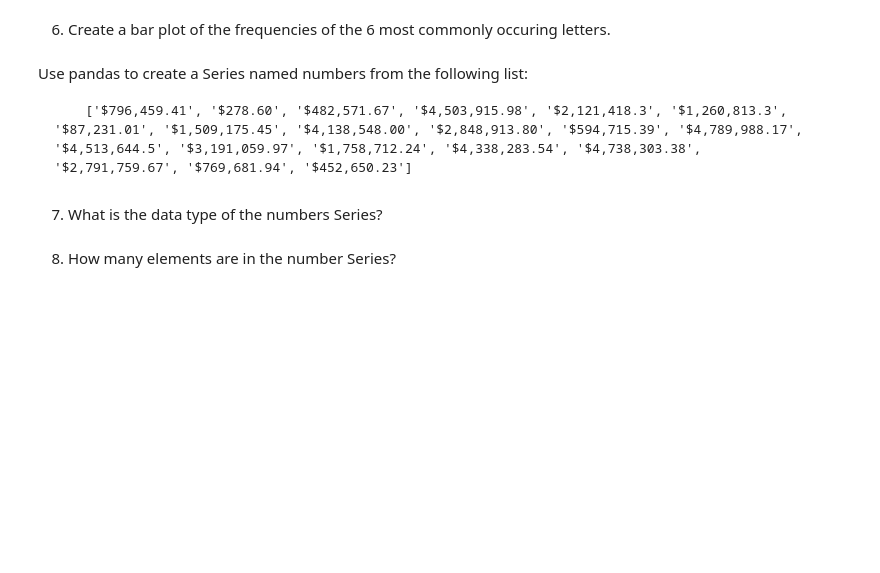
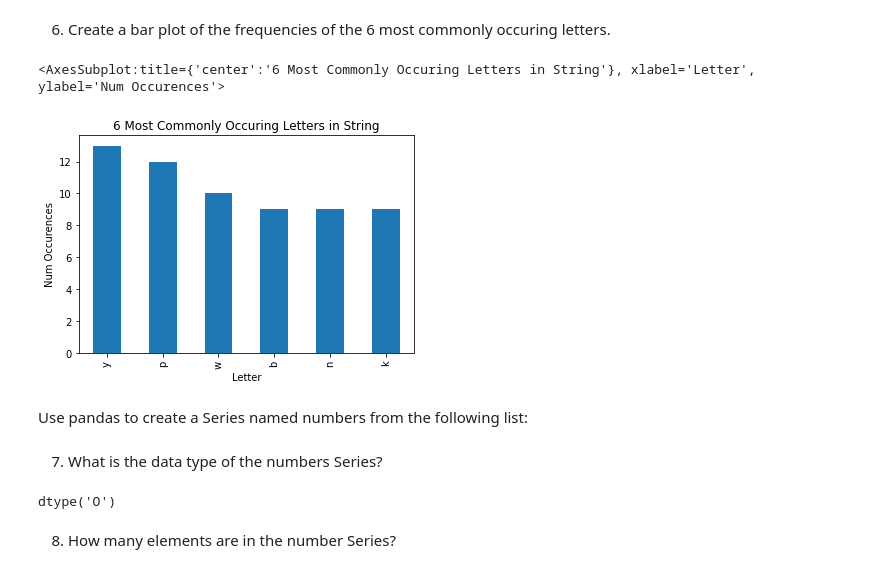
Before and after one commit to jesse-d-marder/numpy-pandas-visualization-exercises, a Jupyter notebook: pandas_series.ipynb, the cells around one changed output. Drawn from its saved outputs; the diff is of its cells as text; code cells hidden in the pictures; blank space fills up the shorter version.

```diff
--- a/pandas_series.ipynb
+++ b/pandas_series.ipynb
@@ -302,7 +287,11 @@ Use pandas to create a Series named letters from the following string:
 # %% [markdown]
 6. Create a bar plot of the frequencies of the 6 most commonly occuring
       letters.
-# %% [markdown]
-Use pandas to create a Series named numbers from the following list:
-
-        ['$796,459.41', '$278.60', '$482,571.67', '$4,503,915.98', '$2,121,418.3', '$1,260,813.3', '$87,231.01', '$1,509,175.45', '$4,138,548.00', '$2,848,913.80', '$594,715.39', '$4,789,988.17', '$4,513,644.5', '$3,191,059.97', '$1,758,712.24', '$4,338,283.54', '$4,738,303.38', '$2,791,759.67', '$769,681.94', '$452,650.23']
+# %%
+letters.value_counts()[:6].plot.bar(title = "6 Most Commonly Occuring Letters in String",
+                                   xlabel = "Letter", ylabel = "Num Occurences")
+# %% [output]
+<AxesSubplot:title={'center':'6 Most Commonly Occuring Letters in String'}, xlabel='Letter', ylabel='Num Occurences'>
+[figure, added]
+# %% [markdown]
+Use pandas to create a Series named numbers from the following list:
@@ -309,4 +300,8 @@ Use pandas to create a Series named numbers from the following list:
 # %% [markdown]
 7. What is the data type of the numbers Series?
+# %%
+numbers.dtype
+# %% [output]
+dtype('O')
 # %% [markdown]
 8. How many elements are in the number Series?
```
Also changed, not shown: parts of 106 cells of this notebook.
